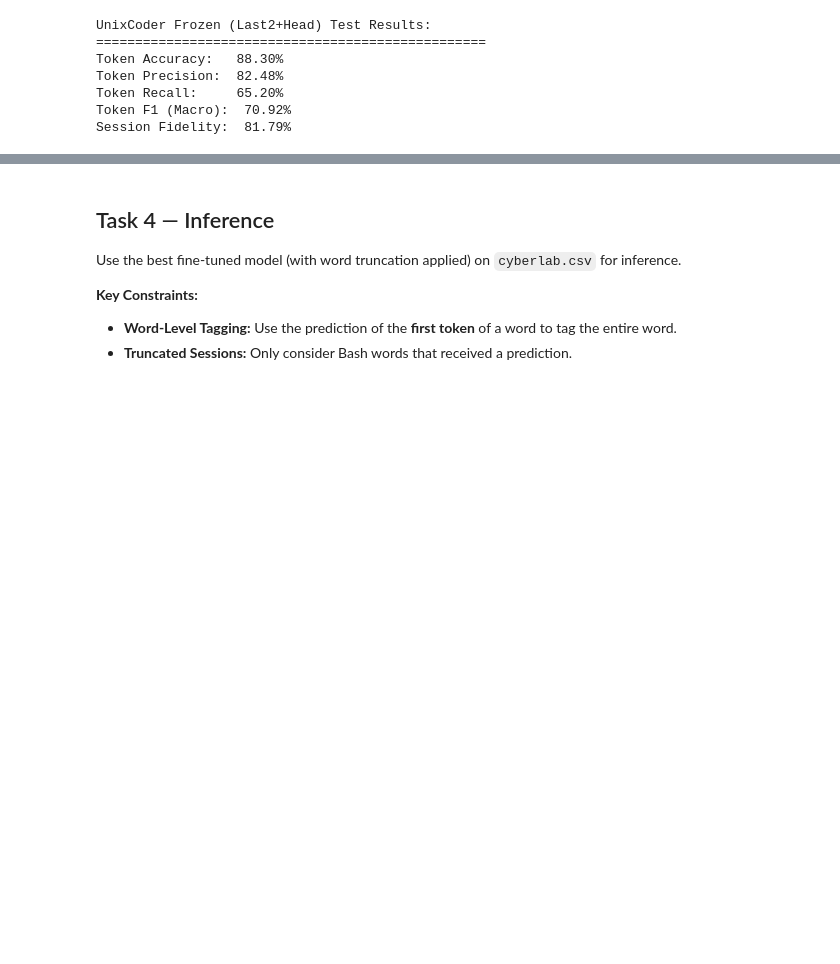
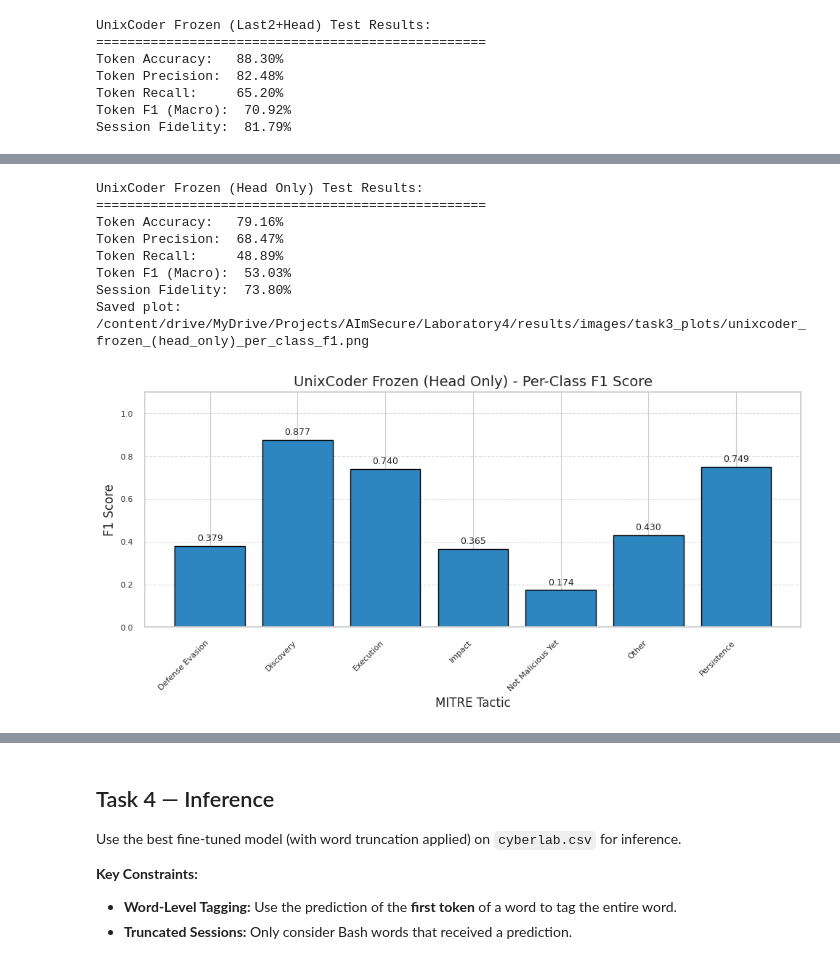
Before and after one commit to AImSecure/Laboratory4, a Jupyter notebook: lab/notebooks/Lab4_NLP.ipynb, the cells around one changed output, grey strips where cells are left out. Drawn from its saved outputs; the diff is of its cells as text; code cells hidden in the pictures; blank space fills up the shorter version.

```diff
--- a/lab/notebooks/Lab4_NLP.ipynb
+++ b/lab/notebooks/Lab4_NLP.ipynb
@@ -2346,0 +2478,22 @@ Session Fidelity:  81.79%
+# %%
+# --- Evaluate on test set ---
+headonly_results = evaluate_model(
+    model=headonly_best_model,
+    test_dataloader=unix_test_dataloader,
+    device=device,
+    id2label=id2label,
+    unique_labels=unique_labels,
+    model_name="UnixCoder Frozen (Head Only)"
+)
+
+plot_per_class_f1(headonly_results['per_class_f1'], "UnixCoder Frozen (Head Only)", save_path=save_dir)
+# %% [output]
+UnixCoder Frozen (Head Only) Test Results:
+==================================================
+Token Accuracy:   79.16%
+Token Precision:  68.47%
+Token Recall:     48.89%
+Token F1 (Macro):  53.03%
+Session Fidelity:  73.80%
+Saved plot: /content/drive/MyDrive/Projects/AImSecure/Laboratory4/results/images/task3_plots/unixcoder_frozen_(head_only)_per_class_f1.png
+[figure, added]
```
Also changed, not shown: parts of 39 cells of this notebook.
